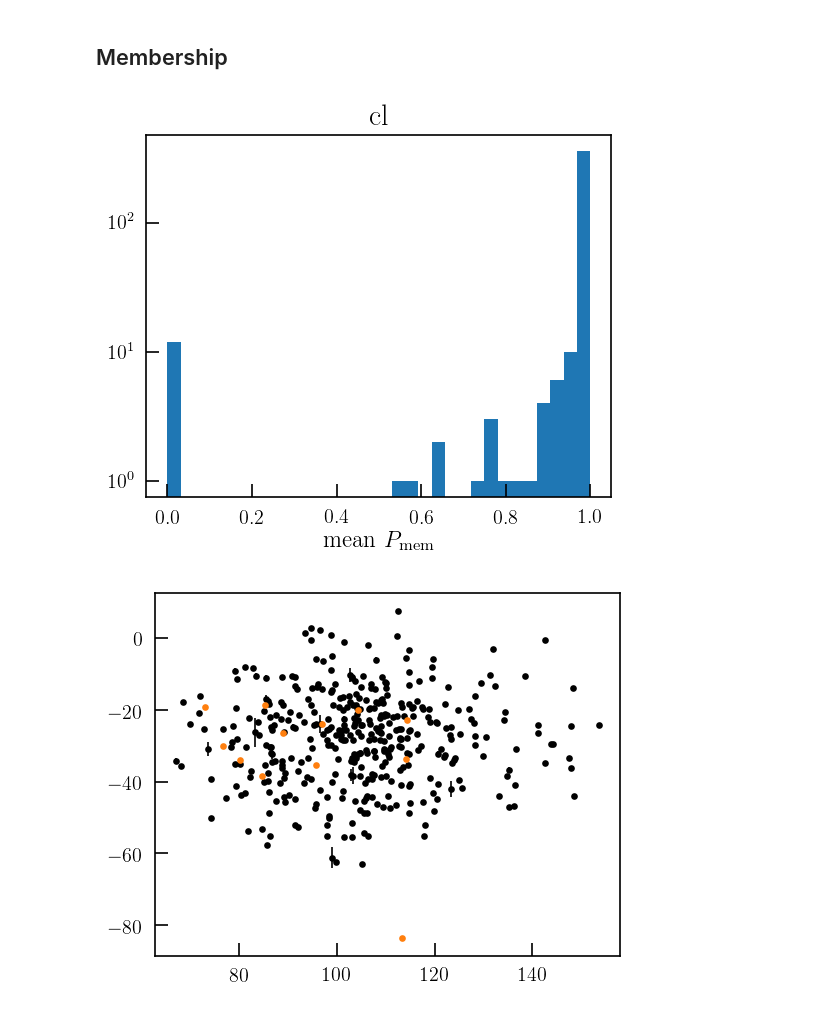
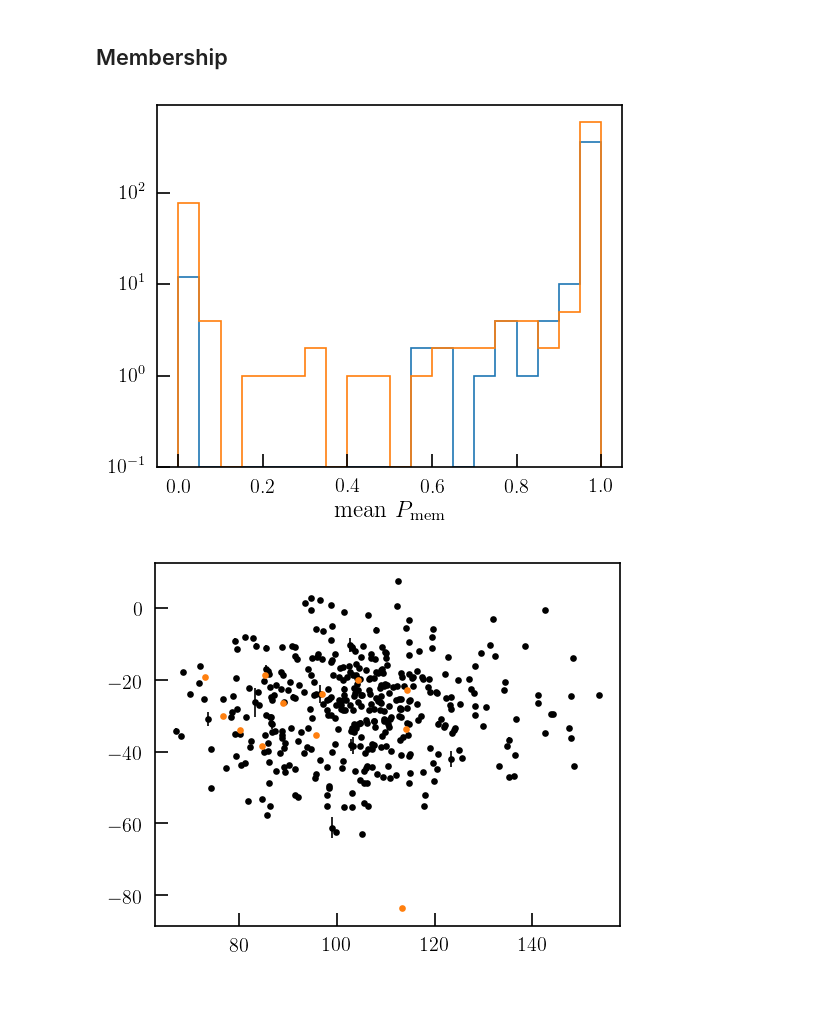
Before and after one commit to smoh/kinesis, a Jupyter notebook: hyades/plot-comparisons-rtid.ipynb, the cells around one changed output. Saved outputs shown, nothing was run; the diff lists cells and outputs as text; code cells hidden in the pictures.

```diff
--- a/notebooks/plot-comparisons-rtid.ipynb
+++ b/hyades/plot-comparisons-rtid.ipynb
@@ -23,15 +23,11 @@ def savefig(fig, basename, **kwargs):
 # %% [markdown]
 # Data
 # %%
-df = kn.data.load_hyades_dataset()
+df = data.load_hyades_dataset()
 b0 = np.array([17.15474298, 41.28962638, 13.69105771])
 fit_dict = {
-    "cl": kn.load_stanfit("../scripts/hyades_0_10.pickle"),
-    "tails": kn.load_stanfit("../scripts/hyades_10_m_fixed_v0.pickle"),
-#     "tails": kn.load_stanfit("../scripts/hyades_10_m.pickle"),
-#     "tails": kn.load_stanfit("../scripts/myfit_5_15.pickle"),
-#     "tails": kn.load_stanfit("../scripts/myfit_15_m_fixed_v0_exclude.pickle"),
-#     "tails":kn.load_stanfit("../report/hyades-dr2-rtid-9pc/tails.pickle")
+    "cl": kn.load_stanfit("pickles/hyades_0_10.pickle"),
+    "tails": kn.load_stanfit("pickles/hyades_10_m_fixed_v0.pickle")
 }
 azfit_dict = {
     k: kn.add_transformed_posterior(az.from_pystan(v)) for k, v in fit_dict.items()
@@ -563,11 +552,11 @@ $977.79222 \; \mathrm{Myr}$
 df_cl = kn.reconstruct_df_from_stanfit(fit_dict['cl'])
 df_tails = kn.reconstruct_df_from_stanfit(fit_dict['tails'])
 # %%
-plt.hist(df_cl['mean_pmem'],32,log=True);
-plt.title('cl')
-plt.xlabel('mean $P_\mathrm{mem}$');
+plt.hist(df_cl["mean_pmem"], np.linspace(0, 1, 21), log=True, histtype="step")
+plt.hist(df_tails["mean_pmem"], np.linspace(0, 1, 21), log=True, histtype="step")
+plt.xlabel("mean $P_\mathrm{mem}$");
 # %% [output]
-[figure, old version]
+[figure, new version]
 # %%
 mem = df_cl['mean_pmem']>0.5
 plt.errorbar(df_cl.loc[mem, 'pmra'], df_cl.loc[mem,'pmdec'],
```
Also changed, not shown: parts of 10 cells of this notebook, 3 other files.
